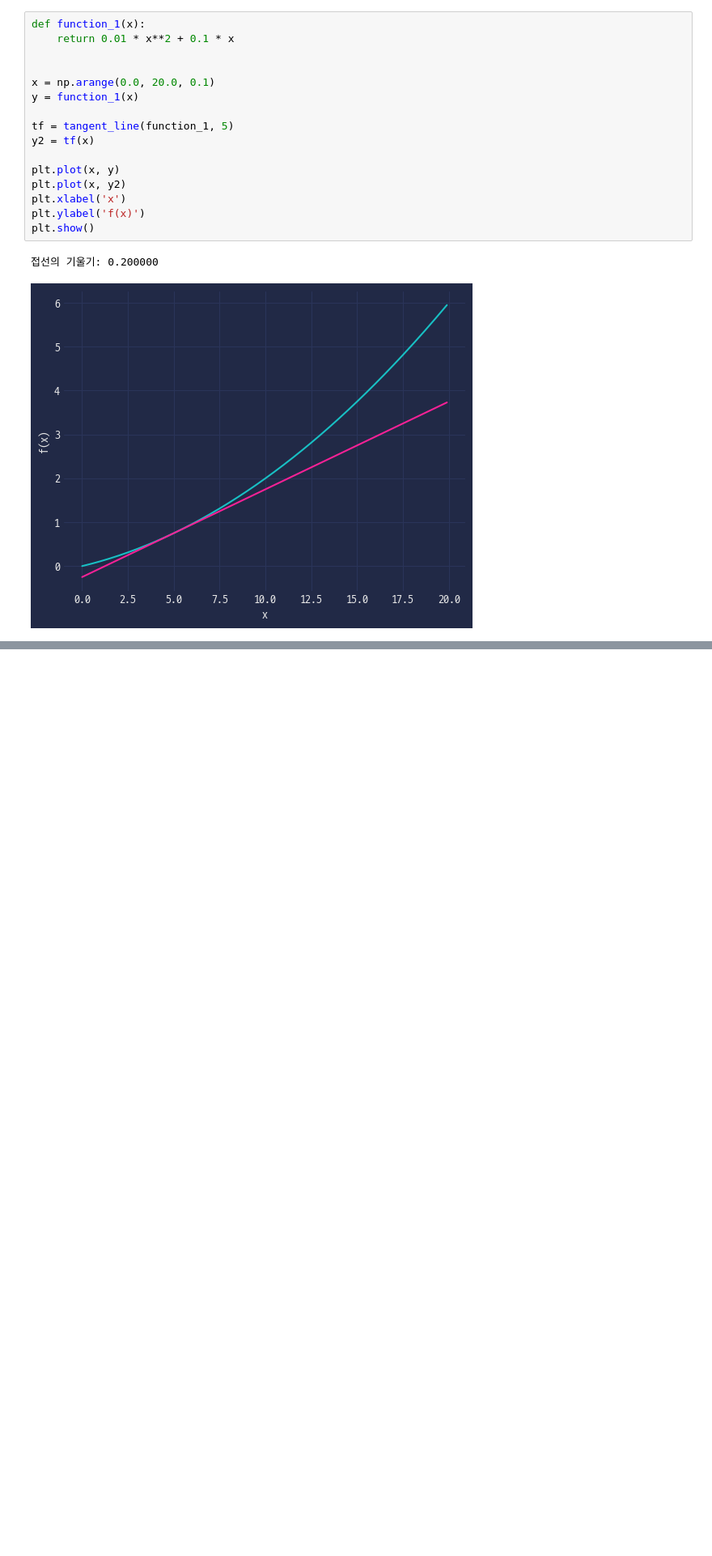
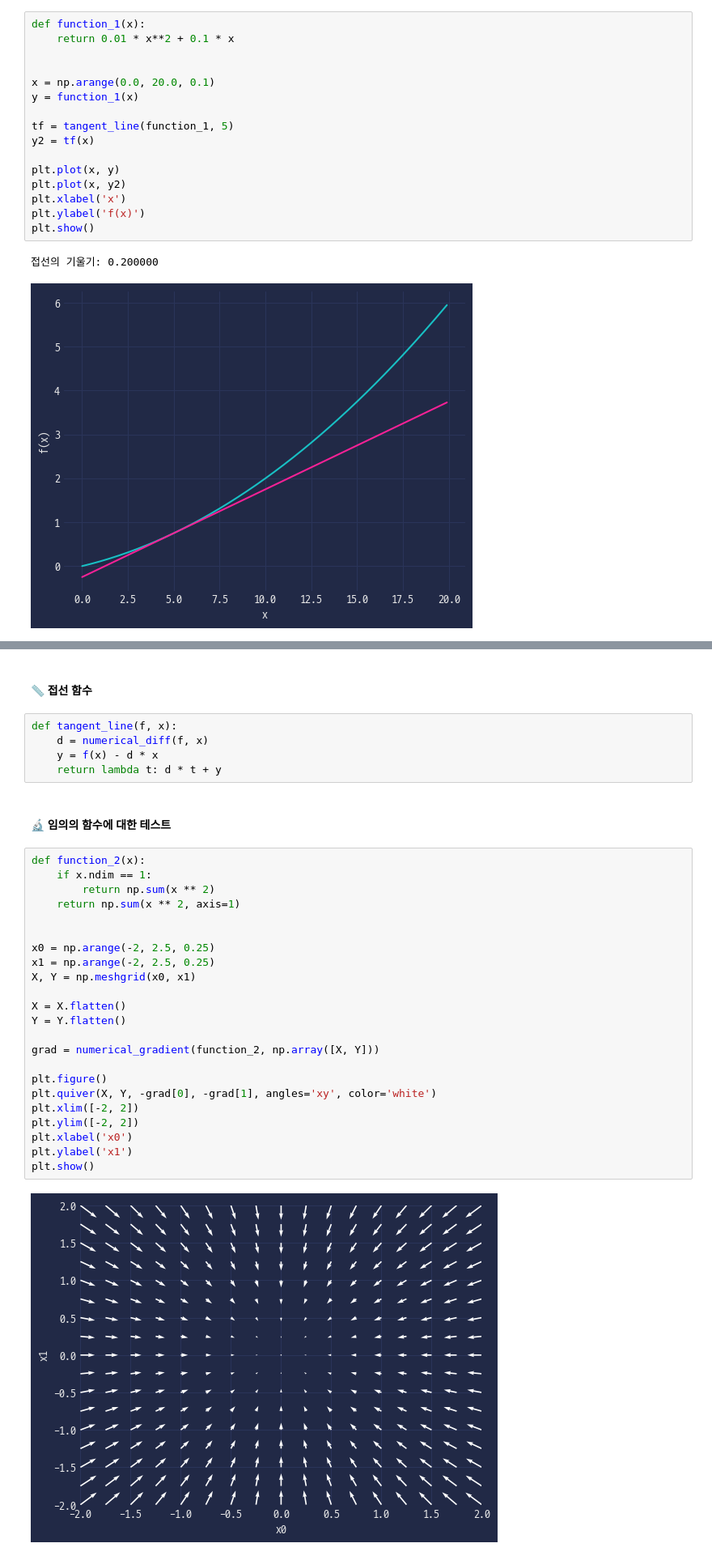
Before and after one commit to zer0ken/ms-ai-school, a Jupyter notebook: neural-net/ch03 신경망 학습/수치미분.ipynb, the cells around one changed output, grey strips where cells are left out. Shown: that part at 81% size. Drawn from its saved outputs; the diff is of its cells as text; blank space fills up the shorter version.

```diff
--- a/neural-net/ch03 신경망 학습/수치미분.ipynb
+++ b/neural-net/ch03 신경망 학습/수치미분.ipynb
@@ -50,0 +86,34 @@ plt.show()
+# %% [markdown]
+#### 📏 접선 함수
+# %%
+def tangent_line(f, x):
+    d = numerical_diff(f, x)
+    y = f(x) - d * x
+    return lambda t: d * t + y
+# %% [markdown]
+#### 🔬 임의의 함수에 대한 테스트
+# %%
+def function_2(x):
+    if x.ndim == 1:
+        return np.sum(x ** 2)
+    return np.sum(x ** 2, axis=1)
+
+
+x0 = np.arange(-2, 2.5, 0.25)
+x1 = np.arange(-2, 2.5, 0.25)
+X, Y = np.meshgrid(x0, x1)
+
+X = X.flatten()
+Y = Y.flatten()
+
+grad = numerical_gradient(function_2, np.array([X, Y]))
+
+plt.figure()
+plt.quiver(X, Y, -grad[0], -grad[1], angles='xy', color='white')
+plt.xlim([-2, 2])
+plt.ylim([-2, 2])
+plt.xlabel('x0')
+plt.ylabel('x1')
+plt.show()
+# %% [output]
+[figure, added]
```
Also changed, not shown: parts of 7 cells of this notebook.
